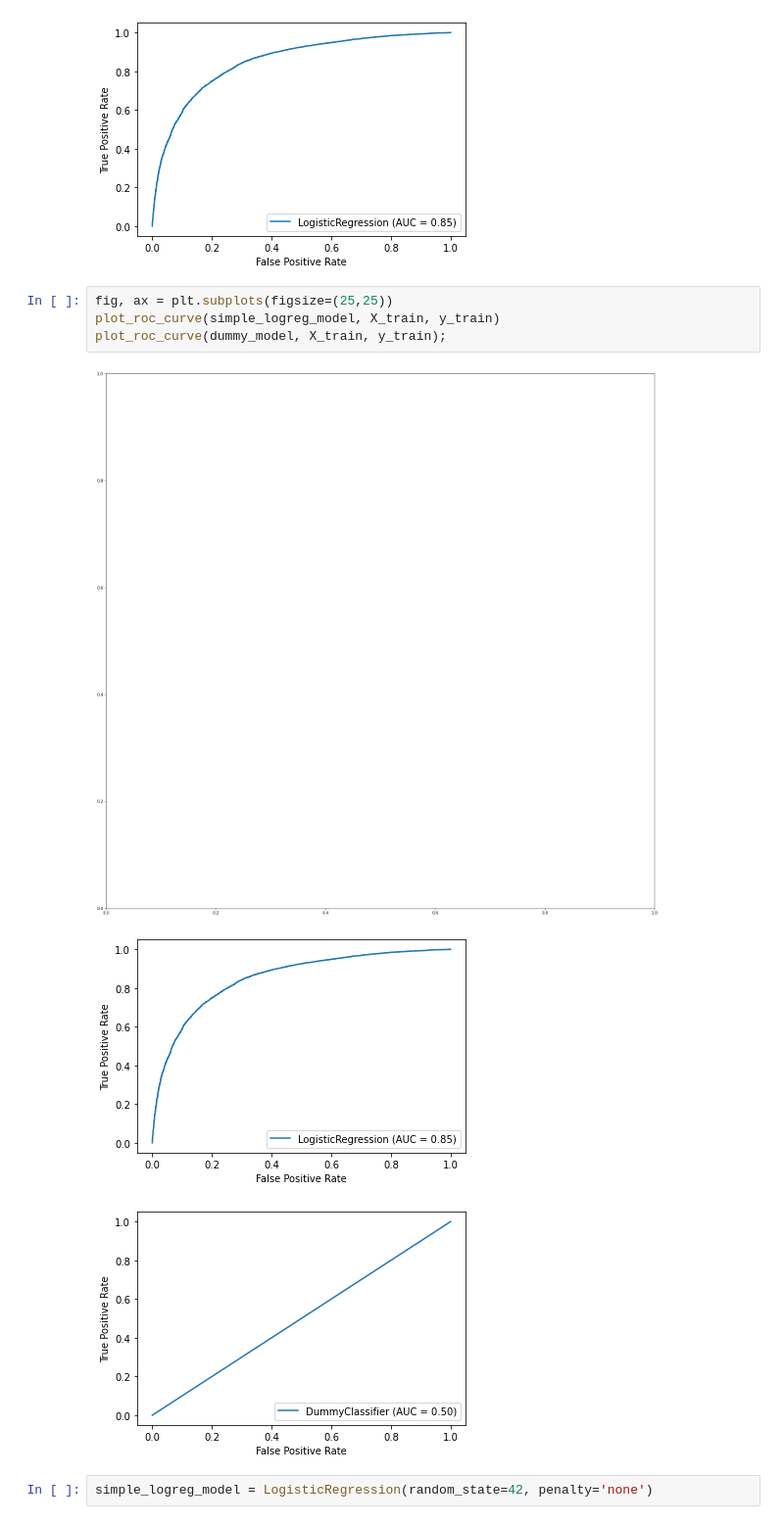
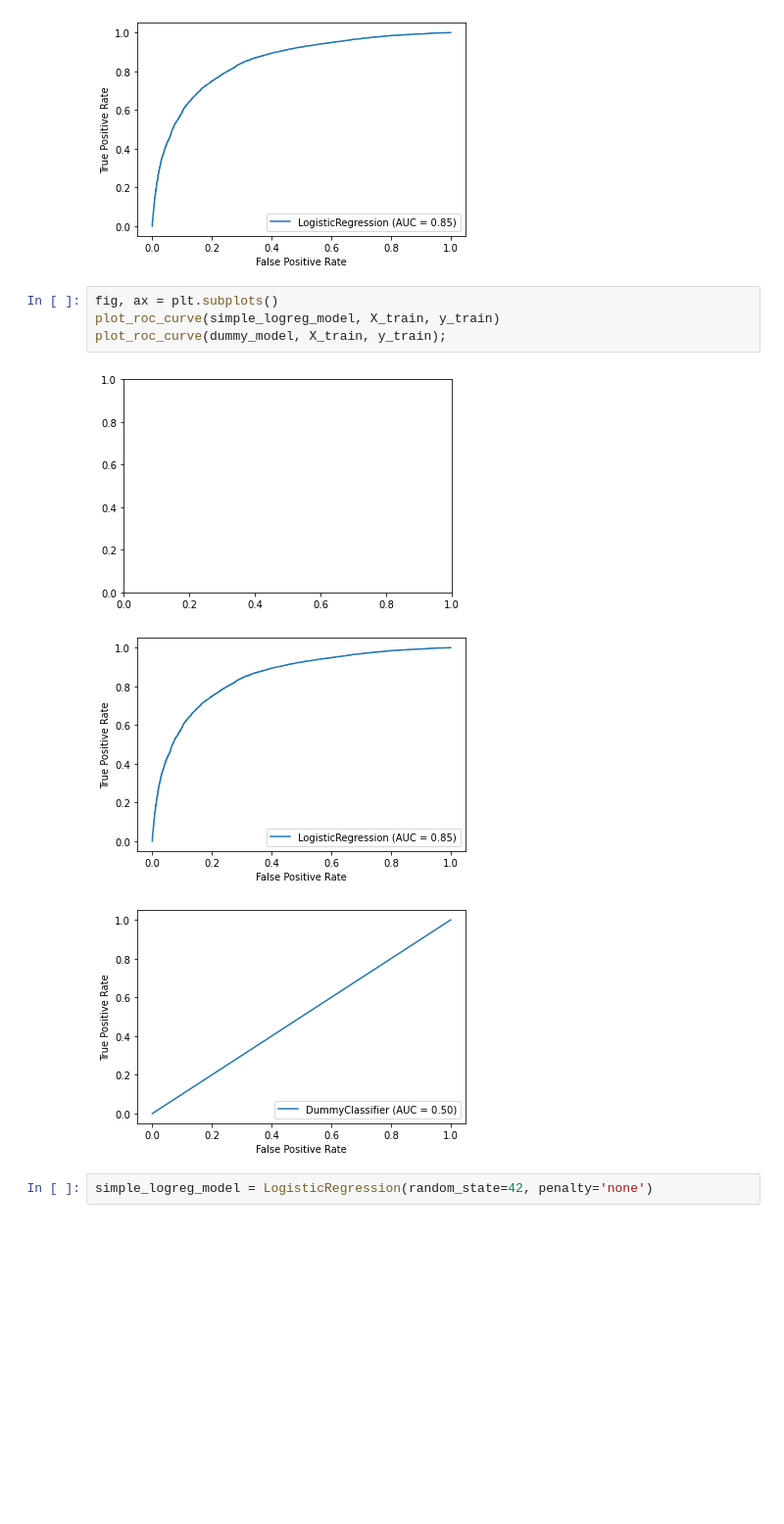
Before and after one commit to likej82/Probability-of-Receiving-Seasonal-Flu-Vaccination-Based-Off-Demographic, a Jupyter notebook: Wesnotebook.ipynb, the cells around one changed output. Shown: that part at 98% size. Drawn from its saved outputs; the diff is of its cells as text; blank space fills up the shorter version.

```diff
--- a/Wesnotebook.ipynb
+++ b/Wesnotebook.ipynb
@@ -1340,11 +1335,11 @@ plot_roc_curve(simple_logreg_model, X_train, y_train);
 # %% [output]
 [figure]
 # %%
-fig, ax = plt.subplots(figsize=(25,25))
+fig, ax = plt.subplots()
 plot_roc_curve(simple_logreg_model, X_train, y_train)
 plot_roc_curve(dummy_model, X_train, y_train);
 # %% [output]
-[figure, old version]
+[figure, new version]
 [figure]
 [figure]
 # %%
```
Also changed, not shown: parts of 42 cells of this notebook.
